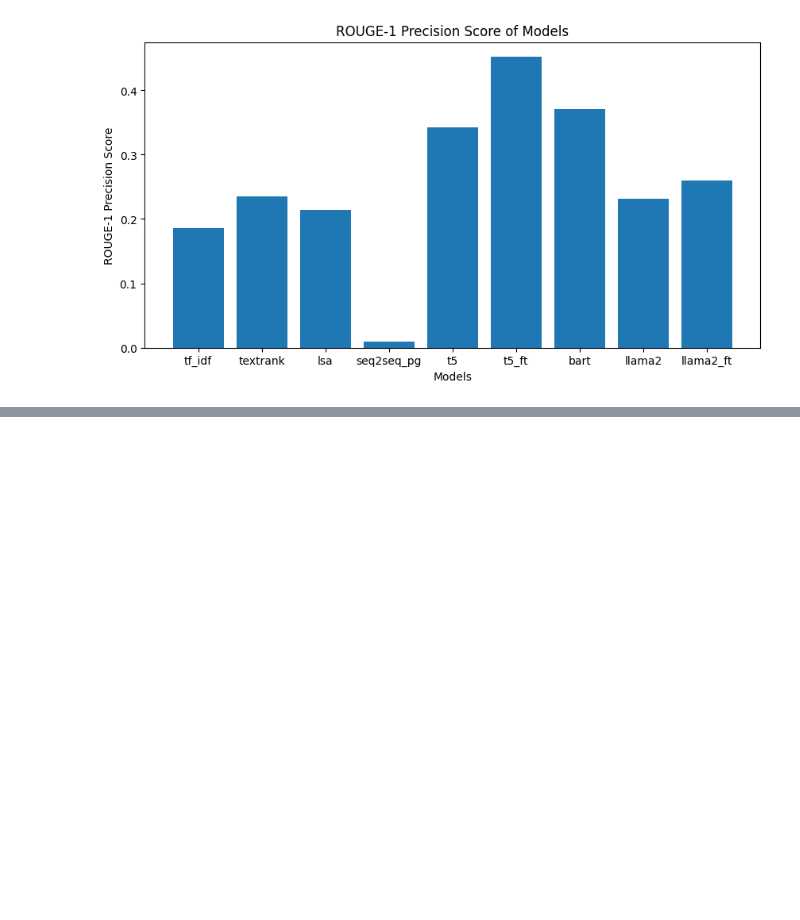
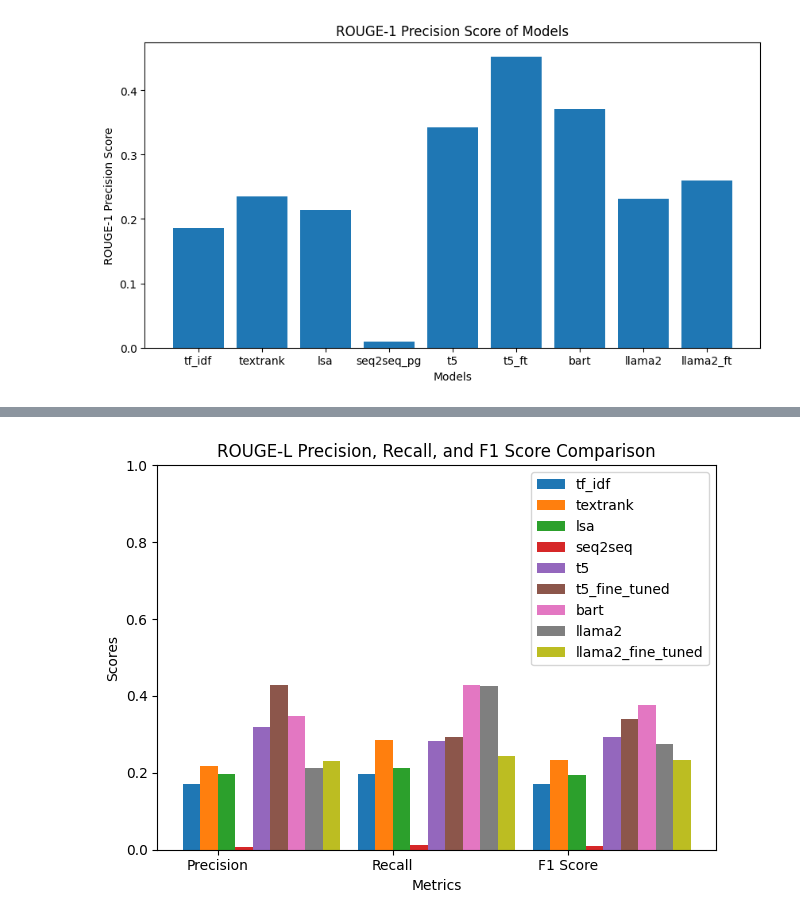
Before and after one commit to vijayjawali/aroha, a Jupyter notebook: utils/metrics.ipynb, the cells around one changed output, grey strips where cells are left out. Cells and saved outputs as stored; diff of their text form; code cells hidden in the pictures; blank space fills up the shorter version.

```diff
--- a/utils/metrics.ipynb
+++ b/utils/metrics.ipynb
@@ -604,0 +594,34 @@ plt.show()
+# %%
+models = ['tf_idf','textrank','lsa','seq2seq','t5', 't5_fine_tuned','bart', 'llama2', 'llama2_fine_tuned']
+metrics = ['Precision', 'Recall', 'F1 Score']
+scores = {
+    'tf_idf': [tf_idf_rouge_l_precision, tf_idf_rouge_l_recall, tf_idf_rouge_l_f1_score],
+    'textrank': [textrank_rouge_l_precision, textrank_rouge_l_recall, textrank_rouge_l_f1_score],
+    'lsa': [lsa_rouge_l_precision, lsa_rouge_l_recall, lsa_rouge_l_f1_score],
+    'seq2seq': [seq2seq_pg_rouge_l_precision, seq2seq_pg_rouge_l_recall, seq2seq_pg_rouge_l_f1_score],
+    't5': [t5_rouge_l_precision, t5_rouge_l_recall, t5_rouge_l_f1_score],
+    't5_fine_tuned': [t5_fine_tuned_rouge_l_precision, t5_fine_tuned_rouge_l_recall, t5_fine_tuned_rouge_l_f1_score],
+    'bart': [bart_rouge_l_precision, bart_rouge_l_recall, bart_rouge_l_f1_score],
+    'llama2': [llama2_rouge_l_precision, llama2_rouge_l_recall, llama2_rouge_l_f1_score],
+    'llama2_fine_tuned': [llama2_fine_tuned_rouge_l_precision, llama2_fine_tuned_rouge_l_recall, llama2_fine_tuned_rouge_l_f1_score]
+    }
+
+bar_width = 0.1
+pos = np.arange(len(metrics))
+
+
+
+for i, model in enumerate(models):
+    plt.bar(pos - bar_width * 1.5 + i * bar_width, scores[model], bar_width, label=model)
+
+plt.xlabel('Metrics')
+plt.ylabel('Scores')
+plt.title('ROUGE-L Precision, Recall, and F1 Score Comparison')
+plt.xticks(pos, metrics)
+plt.legend()
+plt.ylim(0, 1.0)
+
+plt.tight_layout()
+plt.show()
+# %% [output]
+[figure, added]
```
Also changed, not shown: parts of 4 cells of this notebook, 9 other files.
